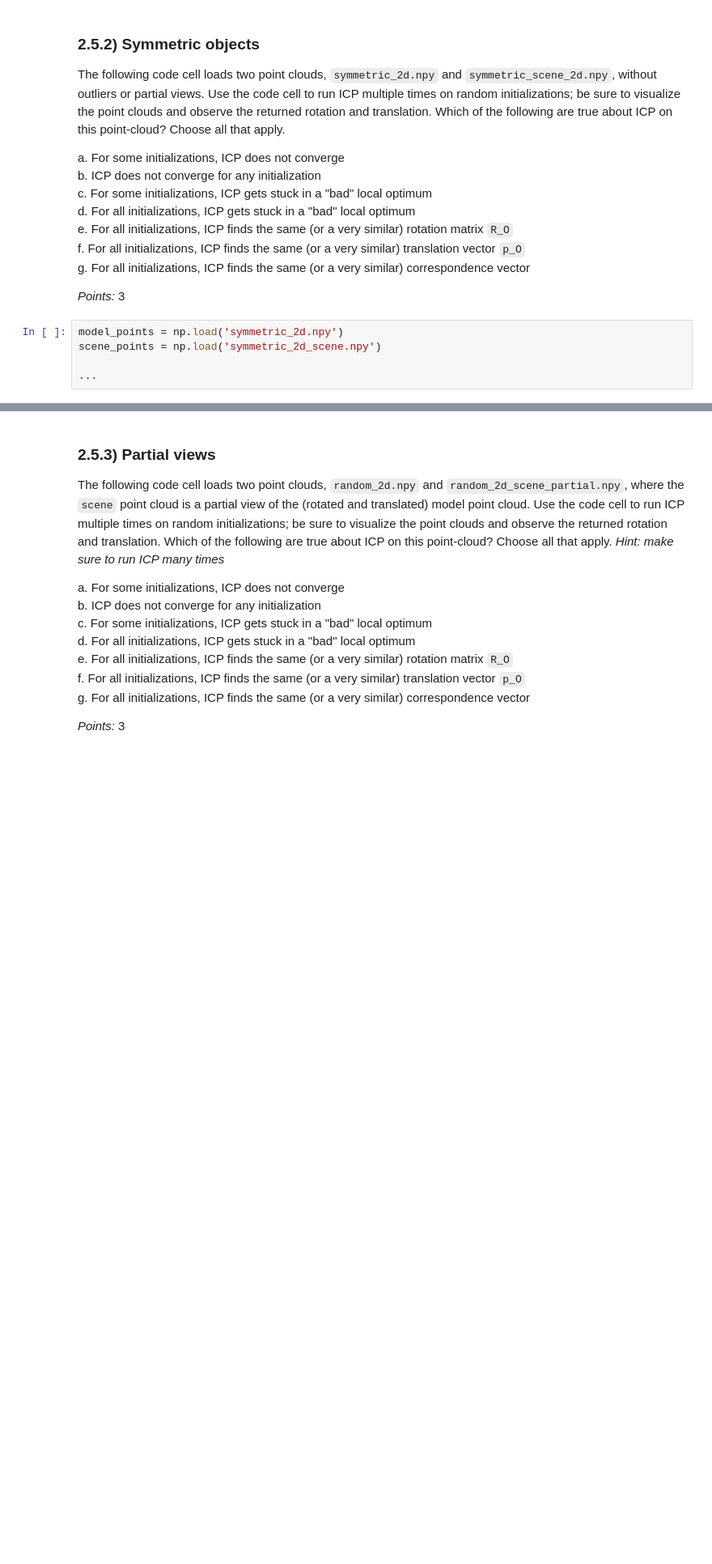
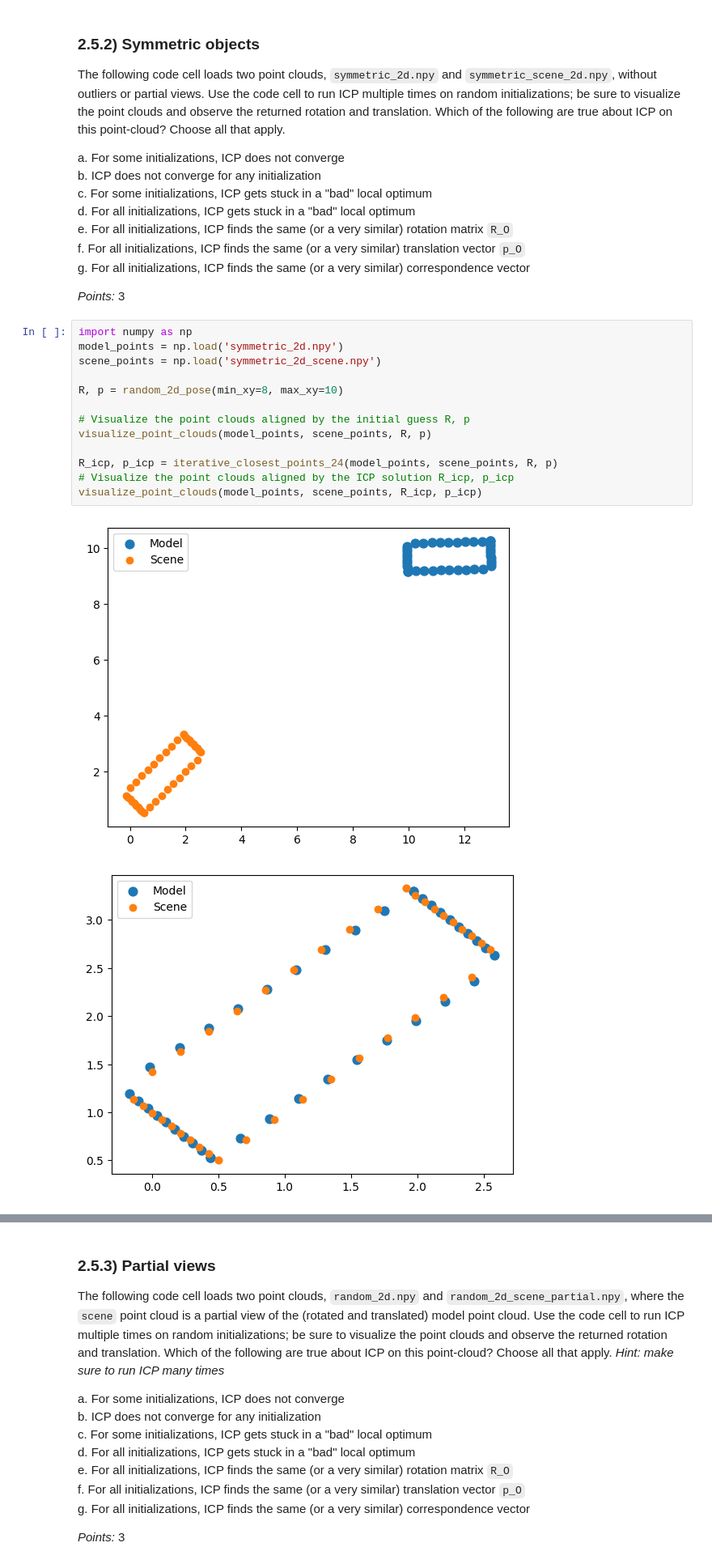
Before and after one commit to Odinroast/ESE-564, a Jupyter notebook: hw4.ipynb, the cells around one changed output, grey strips where cells are left out. Shown at 81% size. Drawn from its saved outputs; the diff is of its cells as text; blank space fills up the shorter version.

```diff
--- a/hw4.ipynb
+++ b/hw4.ipynb
@@ -485,9 +485,20 @@ g. For all initializations, ICP finds the same (or a very similar) correspondenc
 
 _Points:_ 3
 # %%
+import numpy as np
 model_points = np.load('symmetric_2d.npy')
 scene_points = np.load('symmetric_2d_scene.npy')
 
-...
+R, p = random_2d_pose(min_xy=8, max_xy=10)
+
+# Visualize the point clouds aligned by the initial guess R, p
+visualize_point_clouds(model_points, scene_points, R, p)
+
+R_icp, p_icp = iterative_closest_points_24(model_points, scene_points, R, p)
+# Visualize the point clouds aligned by the ICP solution R_icp, p_icp
+visualize_point_clouds(model_points, scene_points, R_icp, p_icp)
+# %% [output]
+[figure, added]
+[figure, added]
 # %%
 # Express your answer as a list containing each chosen option as a lower-case string (e.g., ["a", "b"] for a and b, or [] for none)
```
Also changed, not shown: parts of 2 cells of this notebook, 1 other file.
